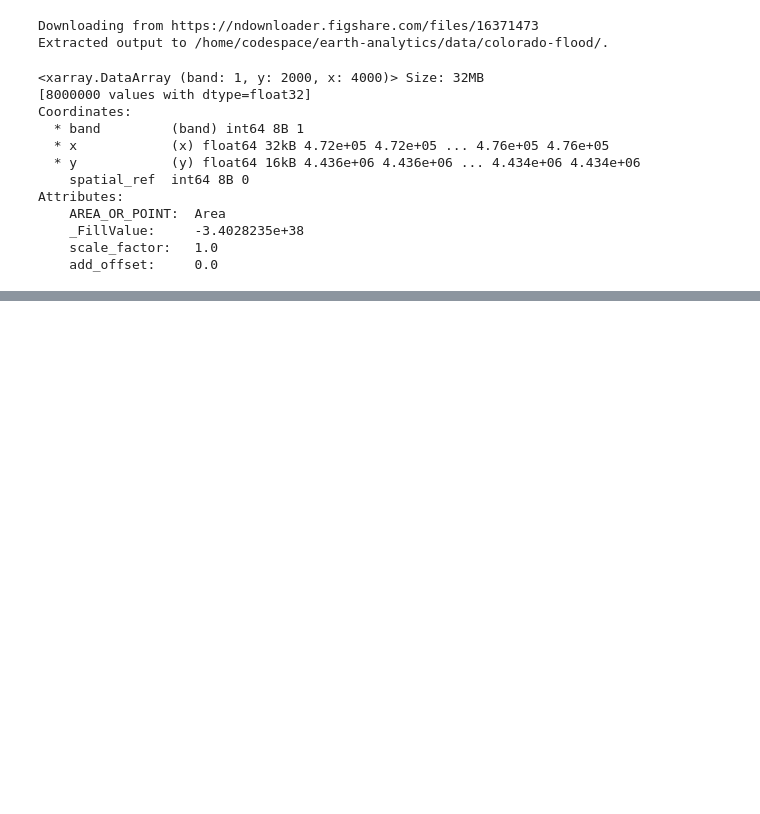
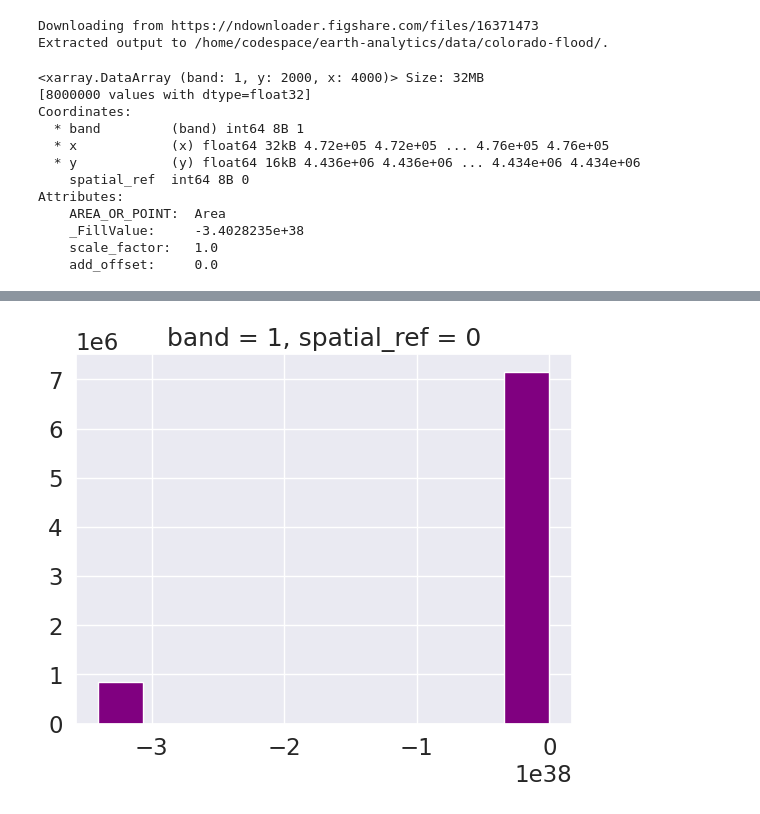
Before and after one commit to MunibaM/gisc606-lab3, a Jupyter notebook: intro_to_raster.ipynb, the cells around one changed output, grey strips where cells are left out. Cells and saved outputs as stored; diff of their text form; code cells hidden in the pictures; blank space fills up the shorter version.

```diff
--- a/intro_to_raster.ipynb
+++ b/intro_to_raster.ipynb
@@ -66,0 +84,5 @@ Attributes:
+# %%
+dtm_pre_arr.plot.hist(color= "purple")
+plt.show()
+# %% [output]
+[figure, added]
```
Also changed, not shown: parts of 16 cells of this notebook, 1 other file.
